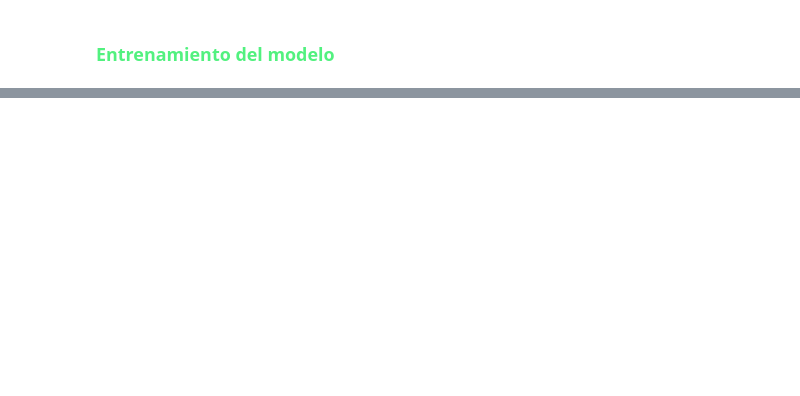
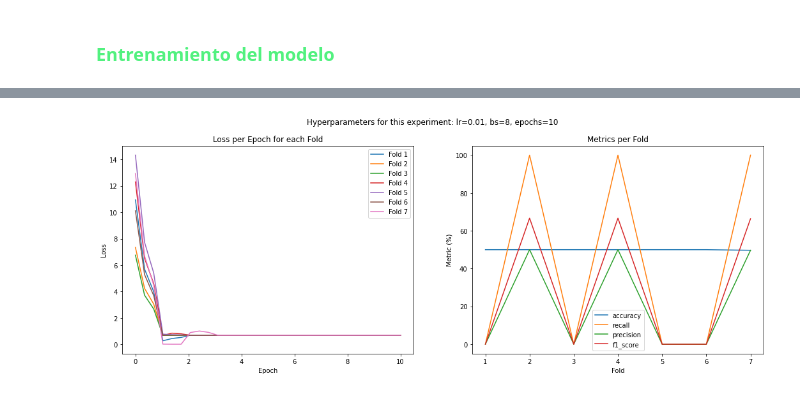
Before and after one commit to AndresFelipeMunozAguilar/Proyecto_Final_IA1_UIS, a Jupyter notebook: notebooks/3.02-gpr-deep-learning-classification.ipynb, the cells around one changed output, grey strips where cells are left out. Drawn from its saved outputs; the diff is of its cells as text; code cells hidden in the pictures; blank space fills up the shorter version.

```diff
--- a/notebooks/3.02-gpr-deep-learning-classification.ipynb
+++ b/notebooks/3.02-gpr-deep-learning-classification.ipynb
@@ -547,0 +521,28 @@ plt.show()
+# %%
+# Crear la figura y los subplots
+fig, (ax1, ax2) = plt.subplots(1, 2, figsize=(18, 6))
+
+# Plot 1: Loss per epoch
+for fold_losses in losses_per_epoch:
+    ax1.plot(np.linspace(0, EPOCHS, EPOCHS * 3), fold_losses, label=f'Fold {losses_per_epoch.index(fold_losses) + 1}')
+ax1.set_xlabel('Epoch')
+ax1.set_ylabel('Loss')
+ax1.set_title('Loss per Epoch for each Fold')
+ax1.legend()
+
+# Plot 2: Metrics per fold
+for metric, values in results.items():
+    ax2.plot(range(1, groupk_folds + 1), values, label=f'{metric}')
+ax2.set_xlabel('Fold')
+ax2.set_ylabel('Metric (%)')
+ax2.set_title('Metrics per Fold')
+ax2.legend()
+
+# Título principal
+fig.suptitle(f'Hyperparameters for this experiment: lr={LEARNING_RATE}, bs={BATCH_SIZE}, epochs={EPOCHS}')
+
+# Guardar y mostrar la figura
+plt.savefig(f'{figures_exp_path}/combined_metrics')
+plt.show()
+# %% [output]
+[figure, added]
```
Also changed, not shown: parts of 14 cells of this notebook, 7 other files.
